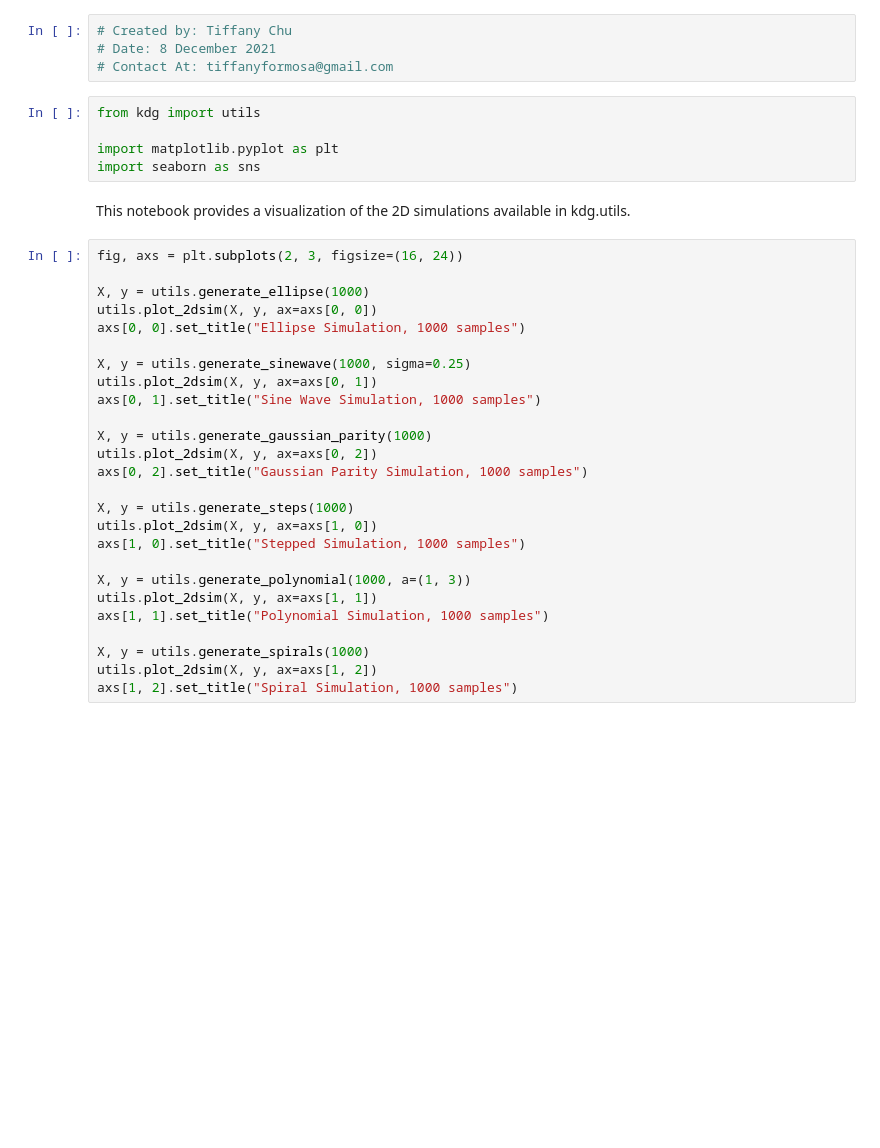
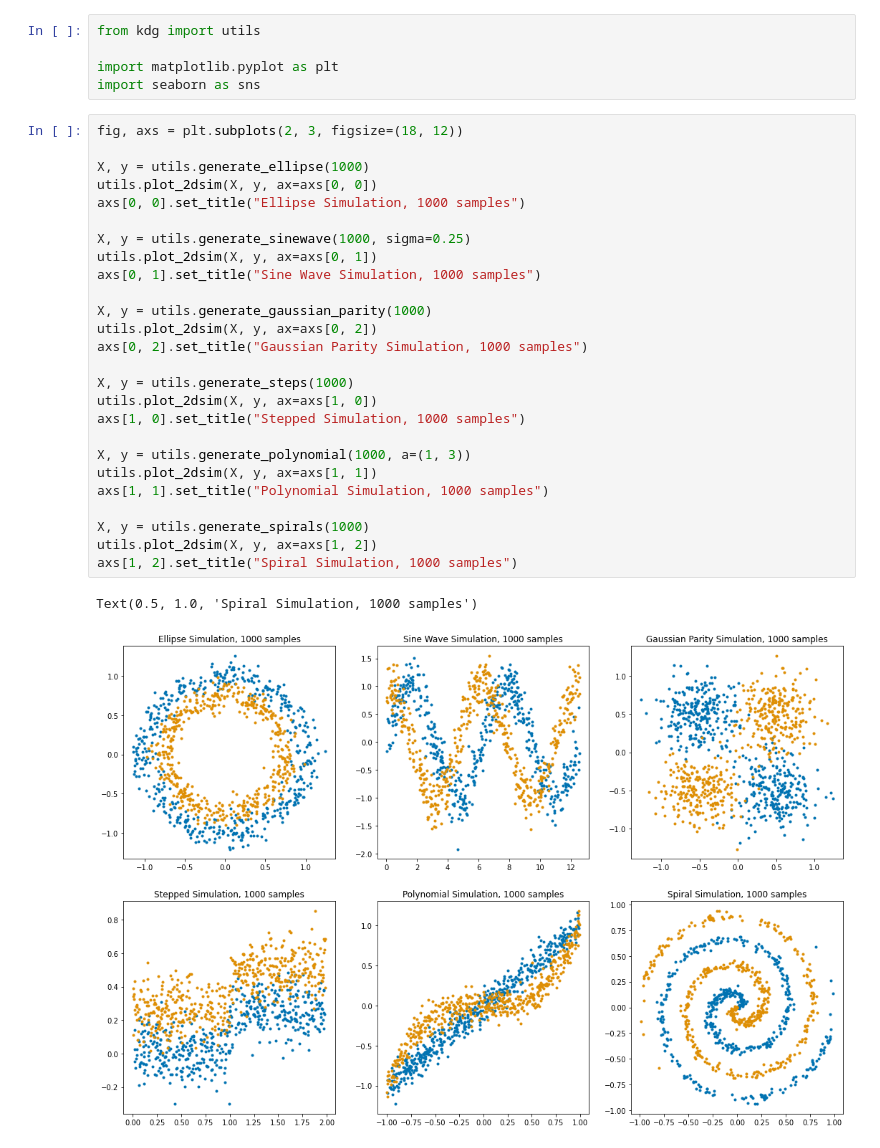
Before and after one commit to neurodata/kdg, a Jupyter notebook: docs/tutorials/2dsimulations_example.ipynb, the cells around one changed output. Drawn from its saved outputs; the diff is of its cells as text; blank space fills up the shorter version.

```diff
--- a/docs/tutorials/2dsimulations_example.ipynb
+++ b/docs/tutorials/2dsimulations_example.ipynb
@@ -1,37 +1,34 @@
-# %%
-# Created by: Tiffany Chu
-# Date: 8 December 2021
-# Contact At: tiffanyformosa@gmail.com
 # %%
 from kdg import utils
 
 import matplotlib.pyplot as plt
 import seaborn as sns
-# %% [markdown]
-This notebook provides a visualization of the 2D simulations available in kdg.utils.
 # %%
-fig, axs = plt.subplots(2, 3, figsize=(16, 24))
+fig, axs = plt.subplots(2, 3, figsize=(18, 12))
 
 X, y = utils.generate_ellipse(1000)
 utils.plot_2dsim(X, y, ax=axs[0, 0])
 axs[0, 0].set_title("Ellipse Simulation, 1000 samples")
 
 X, y = utils.generate_sinewave(1000, sigma=0.25)
 utils.plot_2dsim(X, y, ax=axs[0, 1])
 axs[0, 1].set_title("Sine Wave Simulation, 1000 samples")
 
 X, y = utils.generate_gaussian_parity(1000)
 utils.plot_2dsim(X, y, ax=axs[0, 2])
 axs[0, 2].set_title("Gaussian Parity Simulation, 1000 samples")
 
 X, y = utils.generate_steps(1000)
 utils.plot_2dsim(X, y, ax=axs[1, 0])
 axs[1, 0].set_title("Stepped Simulation, 1000 samples")
 
 X, y = utils.generate_polynomial(1000, a=(1, 3))
 utils.plot_2dsim(X, y, ax=axs[1, 1])
 axs[1, 1].set_title("Polynomial Simulation, 1000 samples")
 
 X, y = utils.generate_spirals(1000)
 utils.plot_2dsim(X, y, ax=axs[1, 2])
 axs[1, 2].set_title("Spiral Simulation, 1000 samples")
+# %% [output]
+Text(0.5, 1.0, 'Spiral Simulation, 1000 samples')
+[figure, added]
```
